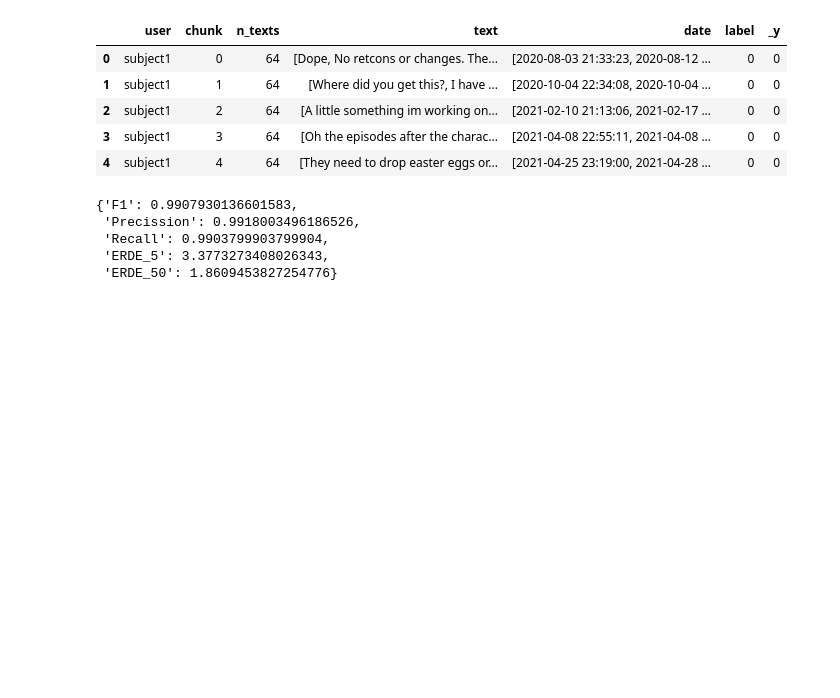
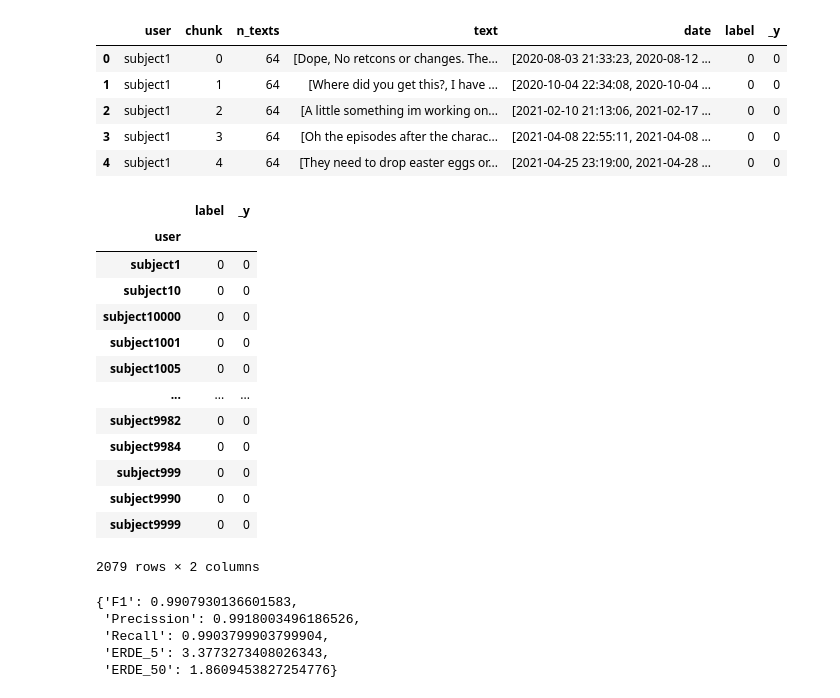
Before and after one commit to manucouto1/framework3, a Jupyter notebook: docs/examples/notebooks/research_deltas.ipynb, the cells around one changed output. Drawn from its saved outputs; the diff is of its cells as text; code cells hidden in the pictures; blank space fills up the shorter version.

```diff
--- a/docs/examples/notebooks/research_deltas.ipynb
+++ b/docs/examples/notebooks/research_deltas.ipynb
@@ -572,4 +534,24 @@ gg_2023_test.head(5)
 | 2 | subject1 | 2 | 64 | [A little something im working on... | [2021-02-10 21:13:06, 2021-02-17 ... | 0 | 0 |
 | 3 | subject1 | 3 | 64 | [Oh the episodes after the charac... | [2021-04-08 22:55:11, 2021-04-08 ... | 0 | 0 |
 | 4 | subject1 | 4 | 64 | [They need to drop easter eggs or... | [2021-04-25 23:19:00, 2021-04-28 ... | 0 | 0 |
+# %%
+aux = gg_2023_test.groupby(["user"]).agg(
+    {"label": "first", "_y": lambda x: 1 if any(list(x)) else 0}
+)
+aux
+# %% [output]
+|  | label | _y |
+| user |  |  |
+| subject1 | 0 | 0 |
+| subject10 | 0 | 0 |
+| subject10000 | 0 | 0 |
+| subject1001 | 0 | 0 |
+| subject1005 | 0 | 0 |
+| ... | ... | ... |
+| subject9982 | 0 | 0 |
+| subject9984 | 0 | 0 |
+| subject999 | 0 | 0 |
+| subject9990 | 0 | 0 |
+| subject9999 | 0 | 0 |
+2079 rows × 2 columns
 # %%
```
Also changed, not shown: parts of 4 cells of this notebook, 1 other file.
